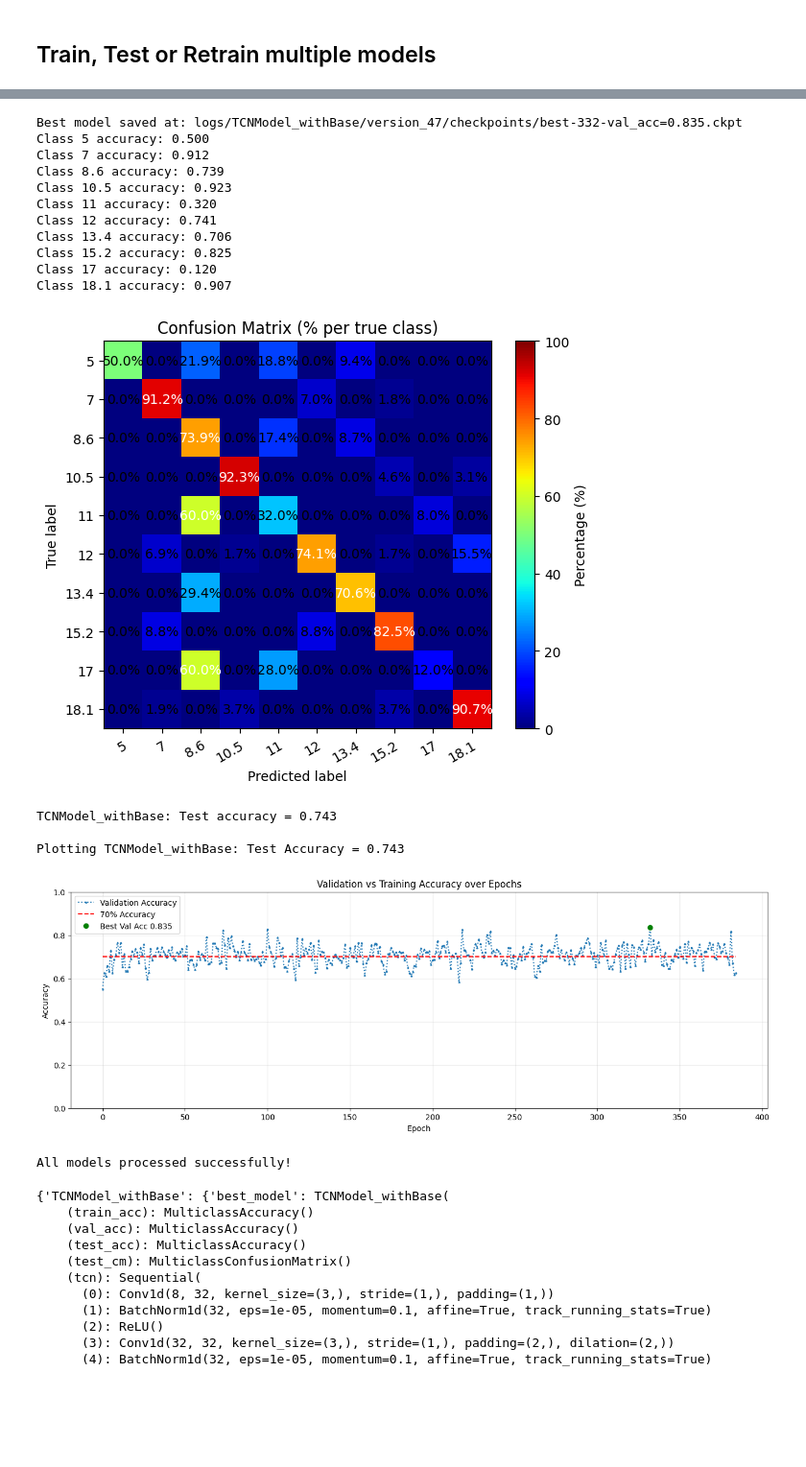
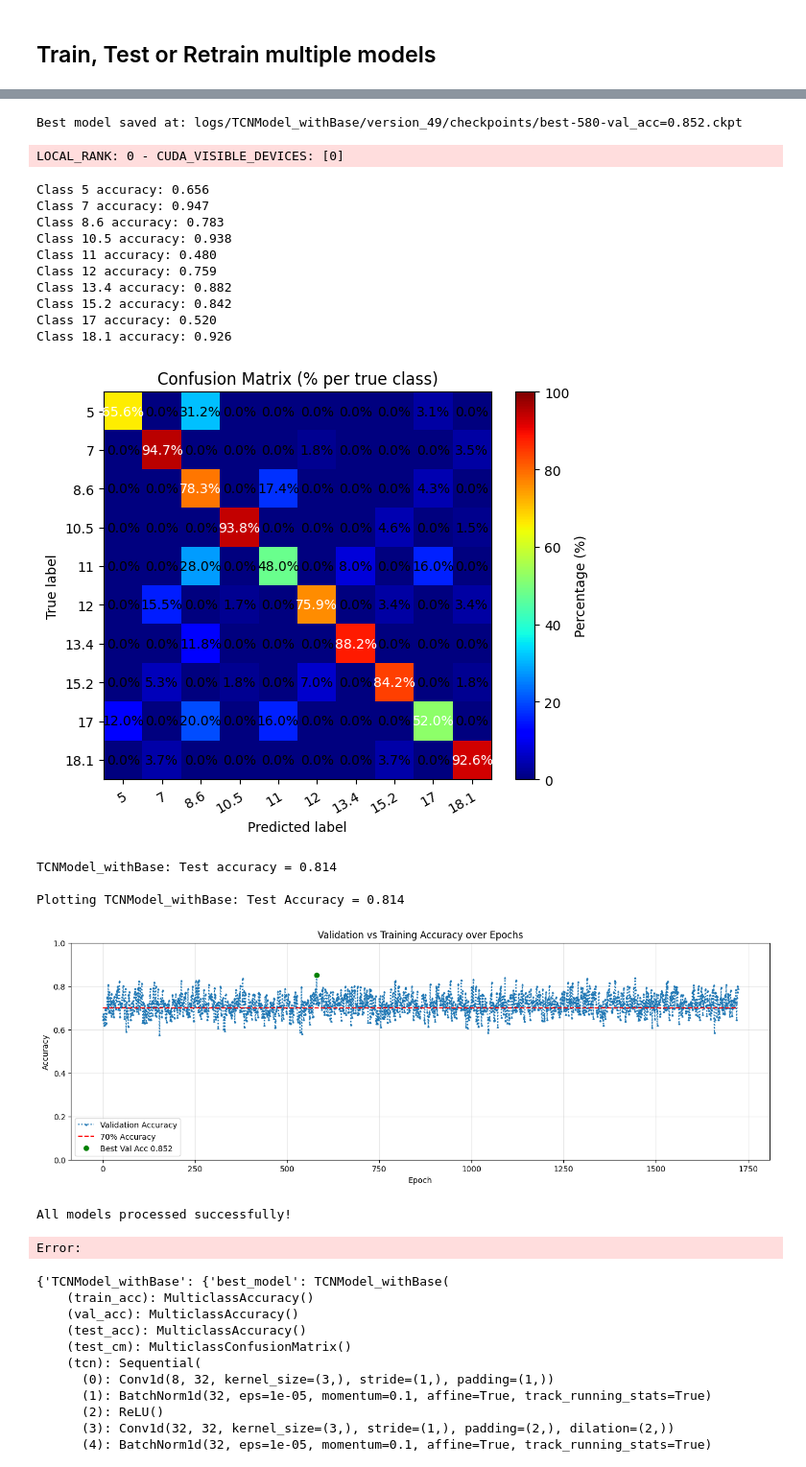
Before and after one commit to GeorgTenzing/EEG_Classification, a Jupyter notebook: Main.ipynb, the cells around one changed output, grey strips where cells are left out. Shown at 96% size. Cells and saved outputs as stored; diff of their text form; code cells hidden in the pictures; blank space fills up the shorter version.

```diff
--- a/Main.ipynb
+++ b/Main.ipynb
@@ -20,7 +20,7 @@ shared_parameters_ssvep = {
     "NOTCH_50": True,
     "OCCIPITAL_SLICE": slice(0, 8),
 
-    "MAX_TIME": "00:00:02:00",
+    "MAX_TIME": "00:00:10:00",
     "MODEL_KWARGS": {
         "in_channels": 8,
 
@@ -44,7 +44,9 @@ shared_parameters_ssvep = {
 
     # "LOAD_CHECKPOINT": "logs/TCNModel_withBase/version_41_5_retrained_best/checkpoints/best-00-val_acc=0.813.ckpt", # best 5 label model
 
-    "LOAD_CHECKPOINT": "logs/TCNModel_withBase/version_42_10_best/checkpoints/best-2730-val_acc=0.839.ckpt",    # best 10 label model
+    # "LOAD_CHECKPOINT": "logs/TCNModel_withBase/version_42_10_best/checkpoints/best-2730-val_acc=0.839.ckpt",         # best label 10
+    # "LOAD_CHECKPOINT": "logs/TCNModel_withBase/version_48_10_most_balanced/checkpoints/best-308-val_acc=0.818.ckpt",   # most balanced label 10
+    "LOAD_CHECKPOINT": "logs/TCNModel_withBase/version_49_most_balanced_and_best/checkpoints/best-580-val_acc=0.852.ckpt",   # most balanced and best label 10
 }
 results, test_loader = run_multiple_models(models, shared_parameters_ssvep)
 # %% [output]
@@ -78,20 +79,22 @@ LOCAL_RANK: 0 - CUDA_VISIBLE_DEVICES: [0]
-Best model saved at: logs/TCNModel_withBase/version_47/checkpoints/best-332-val_acc=0.835.ckpt
-Class 5 accuracy: 0.500
-Class 7 accuracy: 0.912
-Class 8.6 accuracy: 0.739
-Class 10.5 accuracy: 0.923
-Class 11 accuracy: 0.320
-Class 12 accuracy: 0.741
-Class 13.4 accuracy: 0.706
-Class 15.2 accuracy: 0.825
-Class 17 accuracy: 0.120
-Class 18.1 accuracy: 0.907
+Best model saved at: logs/TCNModel_withBase/version_49/checkpoints/best-580-val_acc=0.852.ckpt
+LOCAL_RANK: 0 - CUDA_VISIBLE_DEVICES: [0]
+Class 5 accuracy: 0.656
+Class 7 accuracy: 0.947
+Class 8.6 accuracy: 0.783
+Class 10.5 accuracy: 0.938
+Class 11 accuracy: 0.480
+Class 12 accuracy: 0.759
+Class 13.4 accuracy: 0.882
+Class 15.2 accuracy: 0.842
+Class 17 accuracy: 0.520
+Class 18.1 accuracy: 0.926
-[figure, old version]
+[figure, new version]
-TCNModel_withBase: Test accuracy = 0.743
-
-Plotting TCNModel_withBase: Test Accuracy = 0.743
+TCNModel_withBase: Test accuracy = 0.814
+
+Plotting TCNModel_withBase: Test Accuracy = 0.814
-[figure, old version]
+[figure, new version]
-All models processed successfully!
+All models processed successfully!
+Error:
 # %%
 results
 # %% [output]
```
Also changed, not shown: parts of 1 cell of this notebook, 9 other files.
